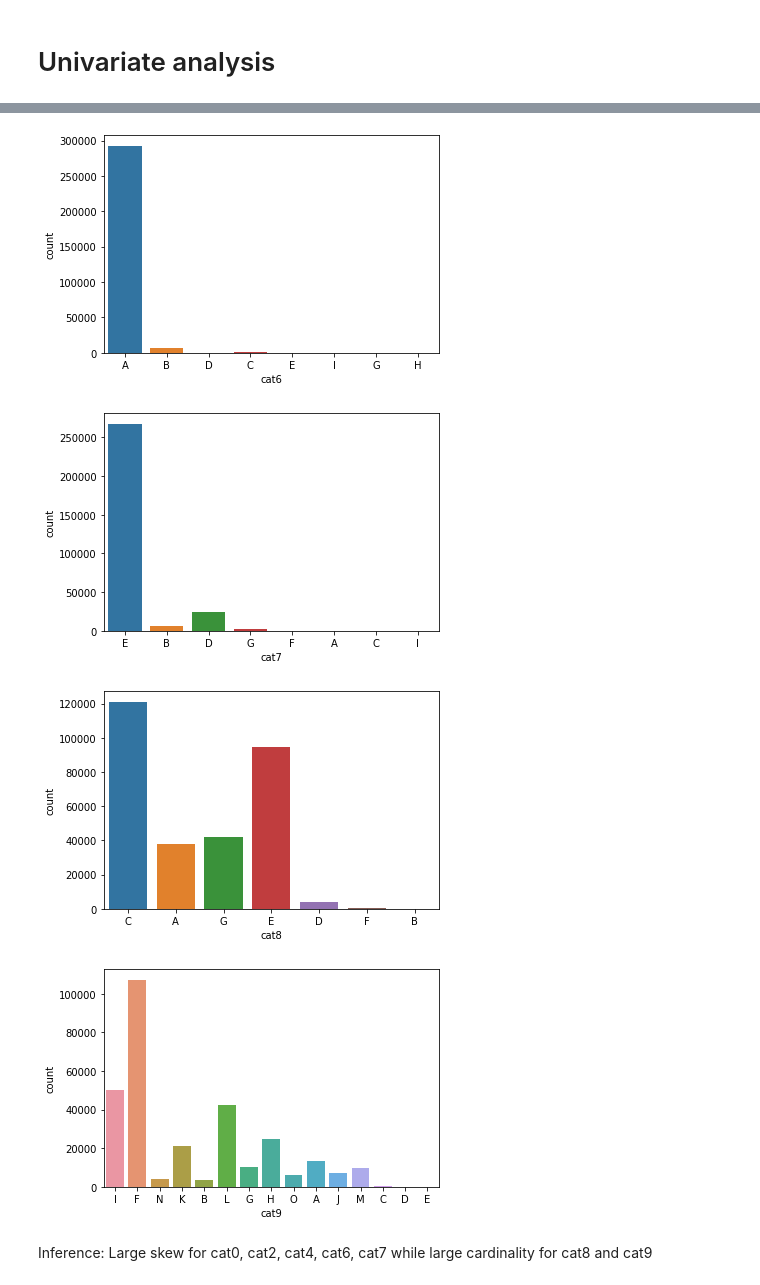
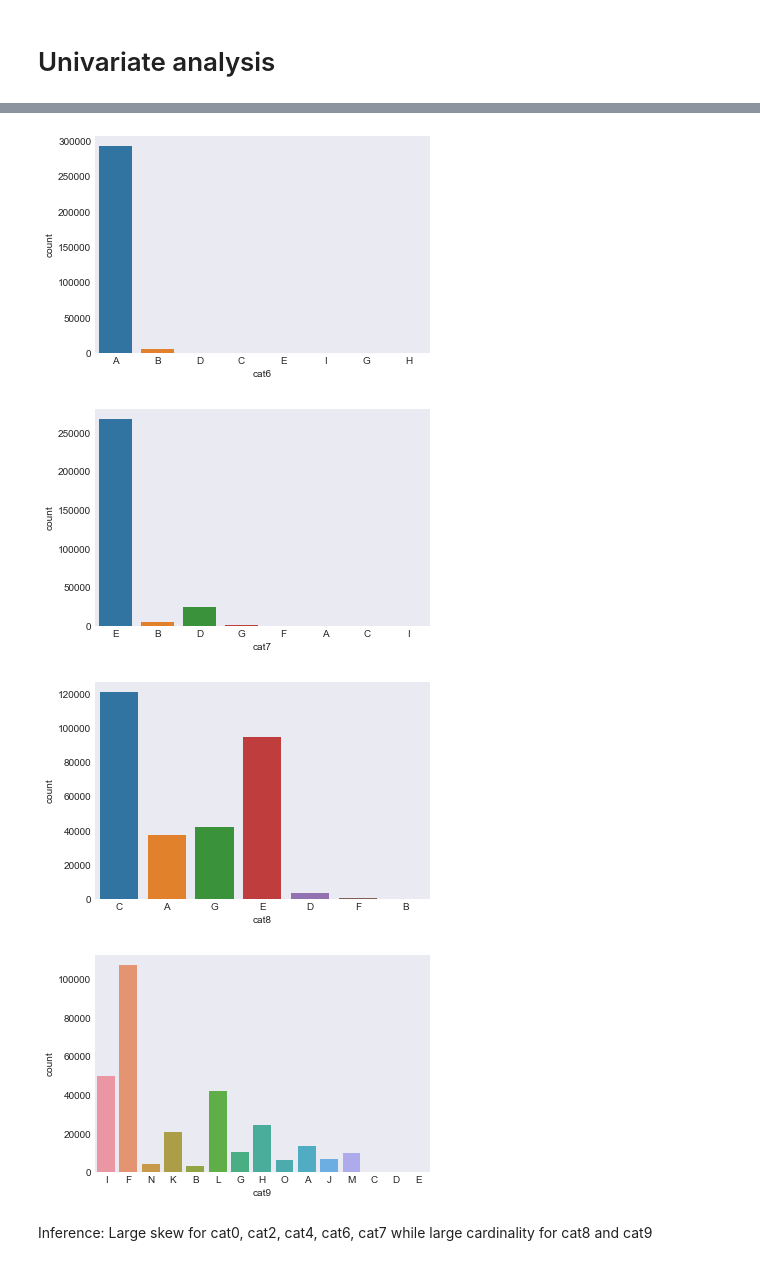
Before and after one commit to TresYap/kaggle_playground, a Jupyter notebook: eda.ipynb, the cells around one changed output, grey strips where cells are left out. Cells and saved outputs as stored; diff of their text form; code cells hidden in the pictures.

```diff
--- a/eda.ipynb
+++ b/eda.ipynb
@@ -74,6 +74,7 @@ data.describe().T
 # Univariate analysis
 # %%
 # plot distributions of each categorical column in data
+sns.set_style("dark")
 for col in data.select_dtypes(include='object'):
     plt.figure()
     sns.countplot(data[col])
@@ -87,7 +88,7 @@ for col in data.select_dtypes(include='object'):
-[figure, old version]
+[figure, new version]
-[figure, old version]
+[figure, new version]
-[figure, old version]
+[figure, new version]
-[figure, old version]
+[figure, new version]
 # %% [markdown]
 Inference: Large skew for cat0, cat2, cat4, cat6, cat7 while large cardinality for cat8 and cat9
 # %%
```
Also changed, not shown: parts of 5 cells of this notebook, 5 other files.
